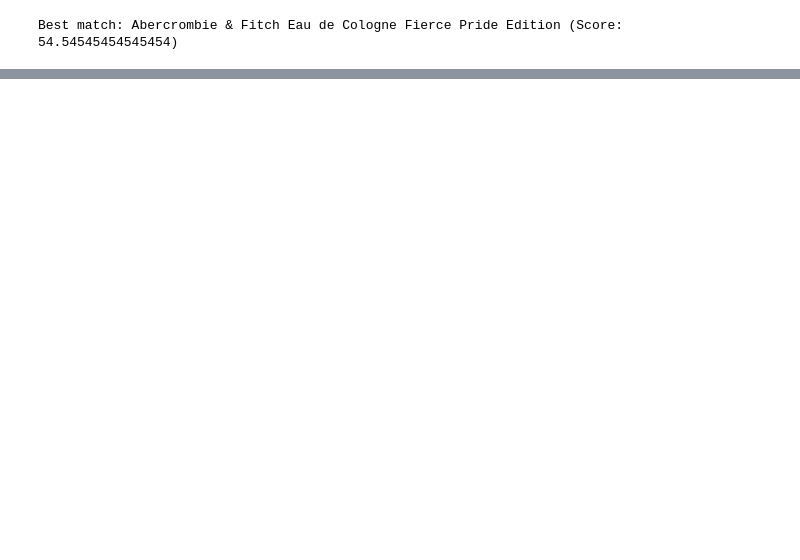
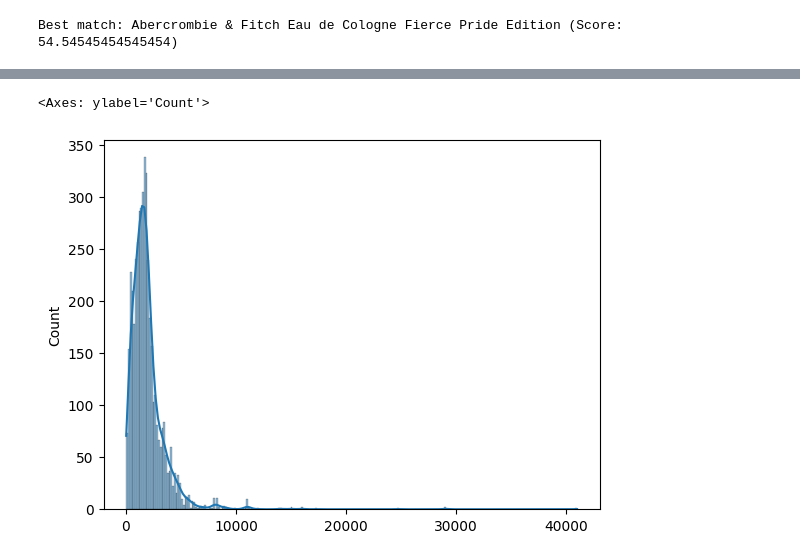
Before and after one commit to hamza1av/Parfumo, a Jupyter notebook: Spielwiese.ipynb, the cells around one changed output, grey strips where cells are left out. Saved outputs shown, nothing was run; the diff lists cells and outputs as text; code cells hidden in the pictures; blank space fills up the shorter version.

```diff
--- a/Spielwiese.ipynb
+++ b/Spielwiese.ipynb
@@ -268,0 +214,4 @@ SyntaxError: invalid syntax (3641643258.py, line 1)
+# %%
+test_df = df2[['brand', 'perfume_name', 'perfume_type', 'perfume_name_cleaned', 'avg_original_price_per_liter', 'avg_reduced_price_per_liter']]
+# %%
+test_df[['avg_original_price_per_liter', 'avg_reduced_price_per_liter']] = test_df[['avg_original_price_per_liter', 'avg_reduced_price_per_liter']].round(2)
@@ -268,0 +224,4 @@ SyntaxError: invalid syntax (3641643258.py, line 1)
+# %%
+test_df.dropna(subset=['perfume_type'], inplace=True)
+test_df.drop(test_df[test_df['perfume_name_cleaned'].str.contains('Duftset', na=False)].index, inplace=True)
+test_df.dropna(subset=['avg_original_price_per_liter'], inplace=True)
@@ -268,0 +243,4 @@ SyntaxError: invalid syntax (3641643258.py, line 1)
+# %%
+import numpy as np
+
+prices = np.array(test_df['avg_original_price_per_liter'])
@@ -268,0 +251,5 @@ SyntaxError: invalid syntax (3641643258.py, line 1)
+# %%
+sns.histplot(prices, kde=True)
+# %% [output]
+<Axes: ylabel='Count'>
+[figure, added]
```
Also changed, not shown: parts of 32 cells of this notebook, 2 other files.
